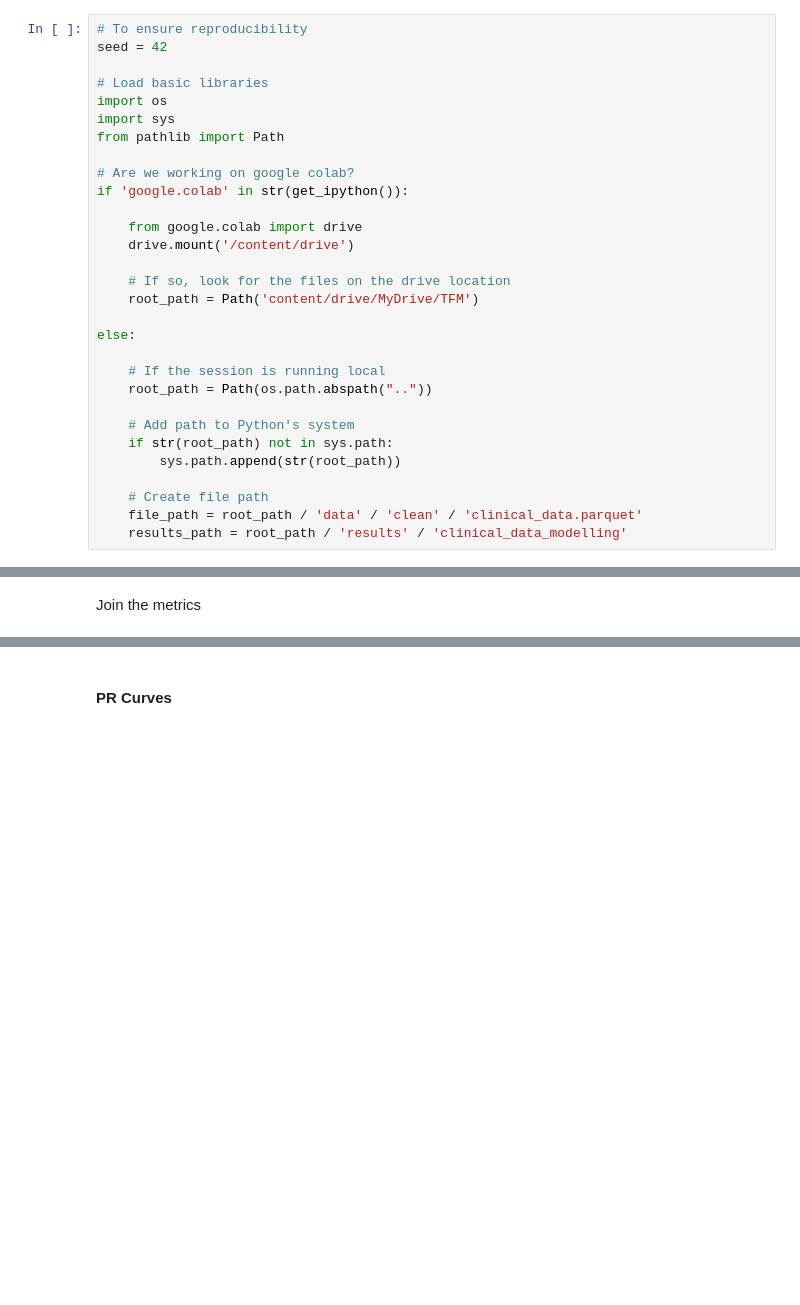
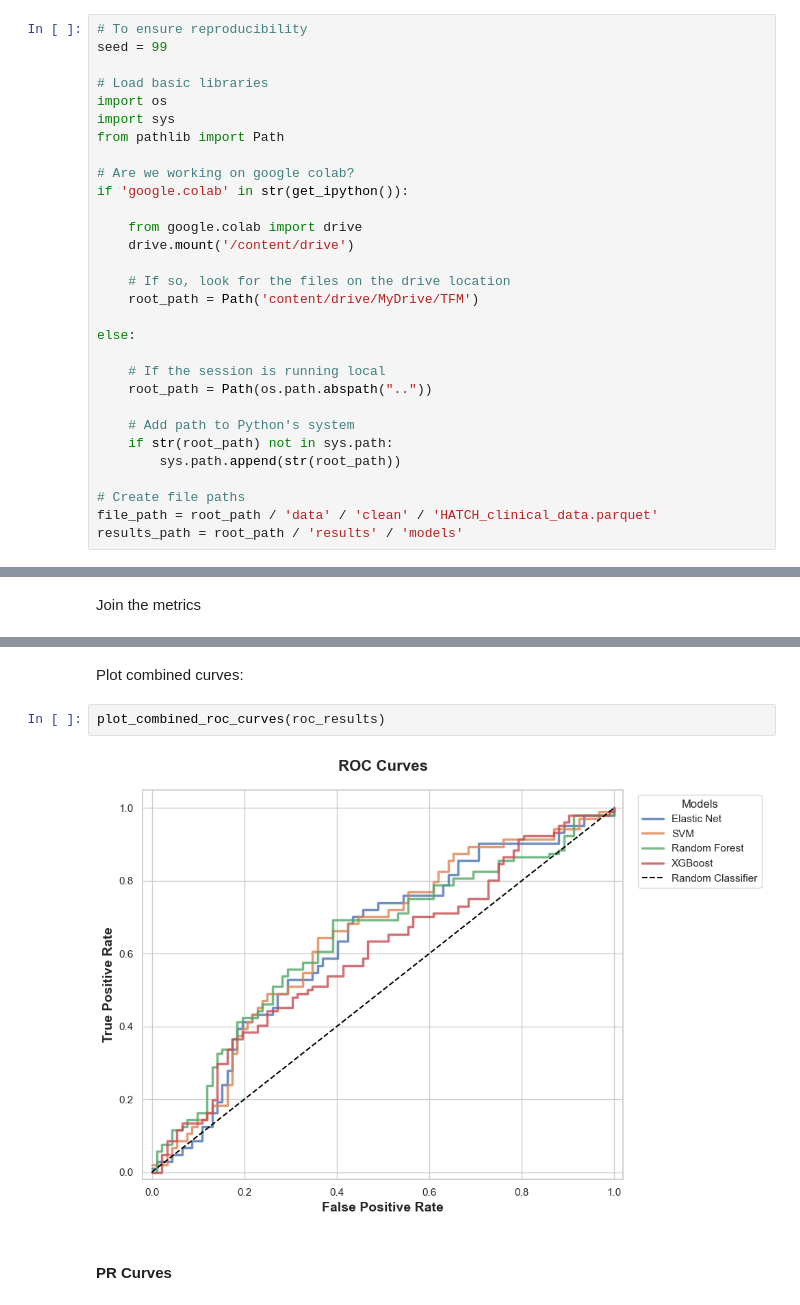
Before and after one commit to MiguelGomGar/TFM, a Jupyter notebook: notebooks/clinical_models_testing.ipynb, the cells around one changed output, grey strips where cells are left out. Cells and saved outputs as stored; diff of their text form; blank space fills up the shorter version.

```diff
--- a/notebooks/clinical_models_testing.ipynb
+++ b/notebooks/clinical_models_testing.ipynb
@@ -4,7 +4,7 @@
 Set up the working environment:
 # %%
 # To ensure reproducibility
-seed = 42
+seed = 99
 
 # Load basic libraries
 import os
@@ -29,9 +29,9 @@ else:
     if str(root_path) not in sys.path:
         sys.path.append(str(root_path))
 
-    # Create file path
-    file_path = root_path / 'data' / 'clean' / 'clinical_data.parquet'
-    results_path = root_path / 'results' / 'clinical_data_modelling'
+# Create file paths
+file_path = root_path / 'data' / 'clean' / 'HATCH_clinical_data.parquet'
+results_path = root_path / 'results' / 'models'
 # %% [markdown]
 Load libraries:
 # %%
@@ -411,3 +578,9 @@ plot_combined_roc_curves(models, fpr, tpr,
+# %% [markdown]
+Plot combined curves:
+# %%
+plot_combined_roc_curves(roc_results)
+# %% [output]
+[figure, added]
 # %% [markdown]
 #### PR Curves
 # %% [markdown]
```
Also changed, not shown: parts of 36 cells of this notebook, 35 other files.
